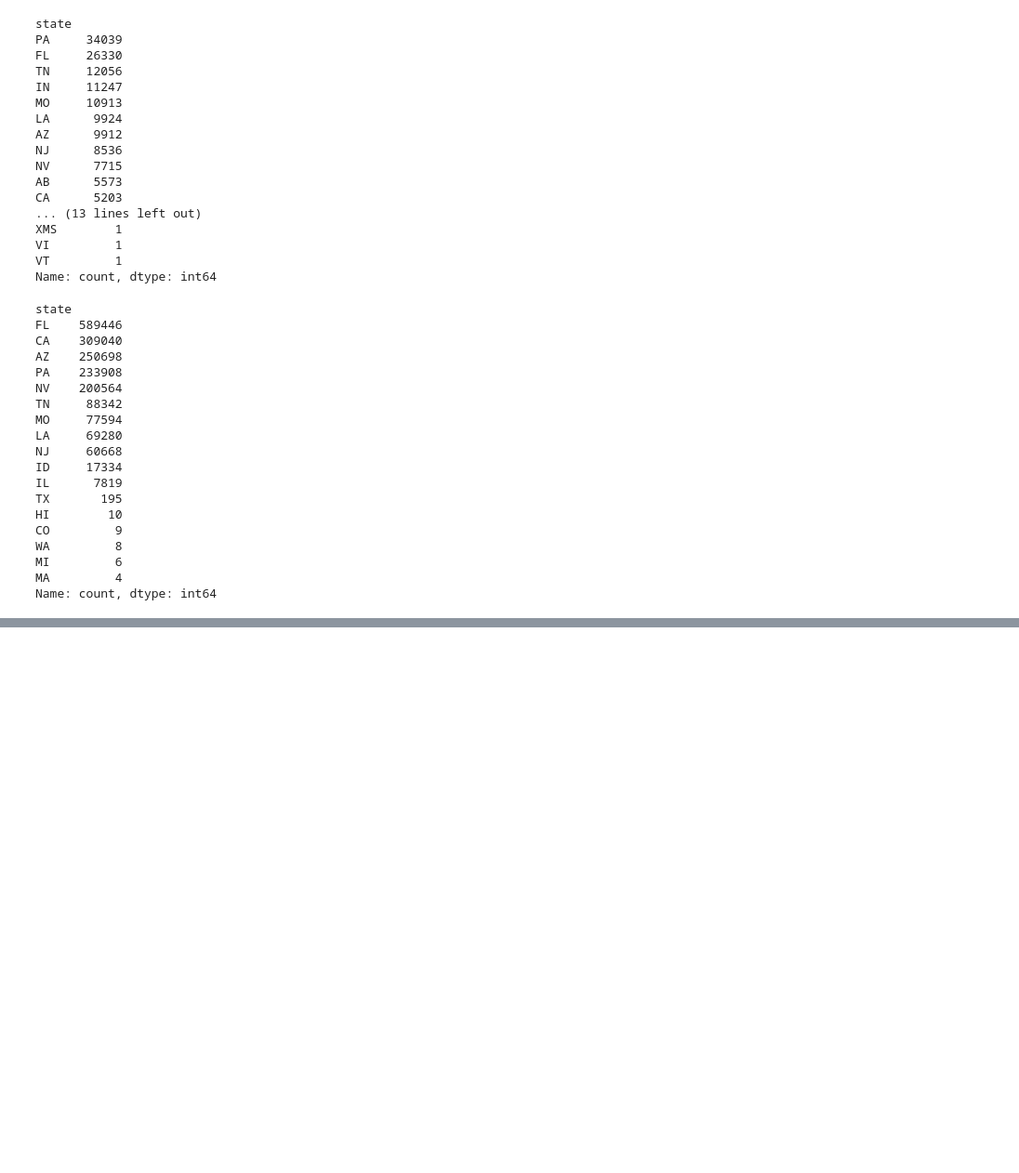
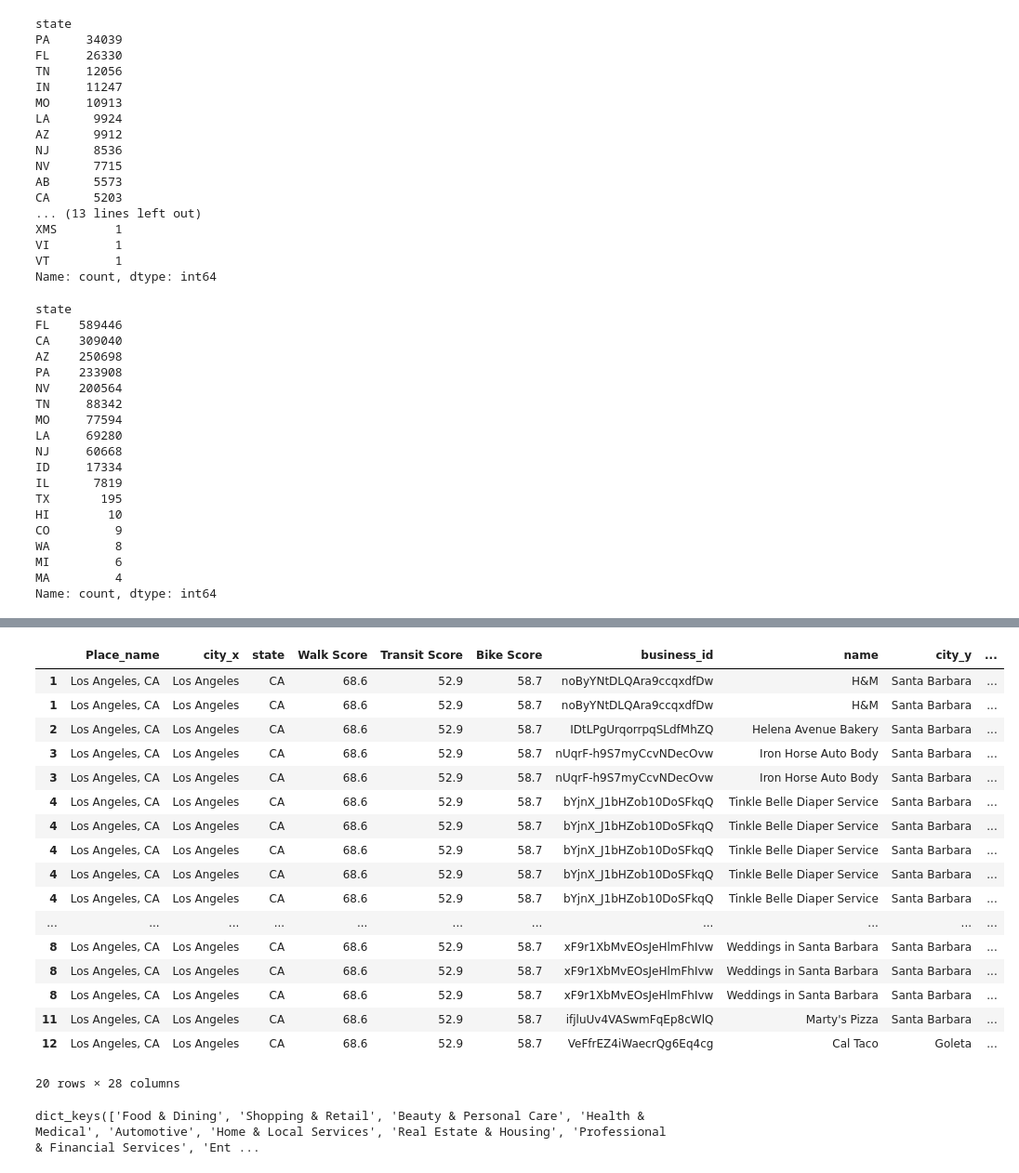
Before and after one commit to kylelee1027/si618-project2, a Jupyter notebook: analysis.ipynb, the cells around one changed output, grey strips where cells are left out. Shown at 93% size. Drawn from its saved outputs; the diff is of its cells as text; code cells hidden in the pictures; blank space fills up the shorter version.

```diff
--- a/analysis.ipynb
+++ b/analysis.ipynb
@@ -551,0 +552,27 @@ combined[(combined['state'] == 'CA') & (combined['city_x'] != 'Los Angeles')].he
+# %%
+combined = pd.get_dummies(combined, columns=["major_category"], dtype=int)
+# %%
+combined.head(20)
+# %% [output]
+|  | Place_name | city_x | state | Walk Score | Transit Score | Bike Score | business_id | name | city_y | ... |
+| 1 | Los Angeles, CA | Los Angeles | CA | 68.6 | 52.9 | 58.7 | noByYNtDLQAra9ccqxdfDw | H&M | Santa Barbara | ... |
+| 1 | Los Angeles, CA | Los Angeles | CA | 68.6 | 52.9 | 58.7 | noByYNtDLQAra9ccqxdfDw | H&M | Santa Barbara | ... |
+| 2 | Los Angeles, CA | Los Angeles | CA | 68.6 | 52.9 | 58.7 | IDtLPgUrqorrpqSLdfMhZQ | Helena Avenue Bakery | Santa Barbara | ... |
+| 3 | Los Angeles, CA | Los Angeles | CA | 68.6 | 52.9 | 58.7 | nUqrF-h9S7myCcvNDecOvw | Iron Horse Auto Body | Santa Barbara | ... |
+| 3 | Los Angeles, CA | Los Angeles | CA | 68.6 | 52.9 | 58.7 | nUqrF-h9S7myCcvNDecOvw | Iron Horse Auto Body | Santa Barbara | ... |
+| 4 | Los Angeles, CA | Los Angeles | CA | 68.6 | 52.9 | 58.7 | bYjnX_J1bHZob10DoSFkqQ | Tinkle Belle Diaper Service | Santa Barbara | ... |
+| 4 | Los Angeles, CA | Los Angeles | CA | 68.6 | 52.9 | 58.7 | bYjnX_J1bHZob10DoSFkqQ | Tinkle Belle Diaper Service | Santa Barbara | ... |
+| 4 | Los Angeles, CA | Los Angeles | CA | 68.6 | 52.9 | 58.7 | bYjnX_J1bHZob10DoSFkqQ | Tinkle Belle Diaper Service | Santa Barbara | ... |
+| 4 | Los Angeles, CA | Los Angeles | CA | 68.6 | 52.9 | 58.7 | bYjnX_J1bHZob10DoSFkqQ | Tinkle Belle Diaper Service | Santa Barbara | ... |
+| 4 | Los Angeles, CA | Los Angeles | CA | 68.6 | 52.9 | 58.7 | bYjnX_J1bHZob10DoSFkqQ | Tinkle Belle Diaper Service | Santa Barbara | ... |
+| ... | ... | ... | ... | ... | ... | ... | ... | ... | ... | ... |
+| 8 | Los Angeles, CA | Los Angeles | CA | 68.6 | 52.9 | 58.7 | xF9r1XbMvEOsJeHlmFhIvw | Weddings in Santa Barbara | Santa Barbara | ... |
+| 8 | Los Angeles, CA | Los Angeles | CA | 68.6 | 52.9 | 58.7 | xF9r1XbMvEOsJeHlmFhIvw | Weddings in Santa Barbara | Santa Barbara | ... |
+| 8 | Los Angeles, CA | Los Angeles | CA | 68.6 | 52.9 | 58.7 | xF9r1XbMvEOsJeHlmFhIvw | Weddings in Santa Barbara | Santa Barbara | ... |
+| 11 | Los Angeles, CA | Los Angeles | CA | 68.6 | 52.9 | 58.7 | ifjluUv4VASwmFqEp8cWlQ | Marty's Pizza | Santa Barbara | ... |
+| 12 | Los Angeles, CA | Los Angeles | CA | 68.6 | 52.9 | 58.7 | VeFfrEZ4iWaecrQg6Eq4cg | Cal Taco | Goleta | ... |
+20 rows × 28 columns
+# %%
+print(MAJOR_RULES.keys())
+# %% [output]
+dict_keys(['Food & Dining', 'Shopping & Retail', 'Beauty & Personal Care', 'Health & Medical', 'Automotive', 'Home & Local Services', 'Real Estate & Housing', 'Professional & Financial Services', 'Ent ...
```
Also changed, not shown: parts of 8 cells of this notebook.
